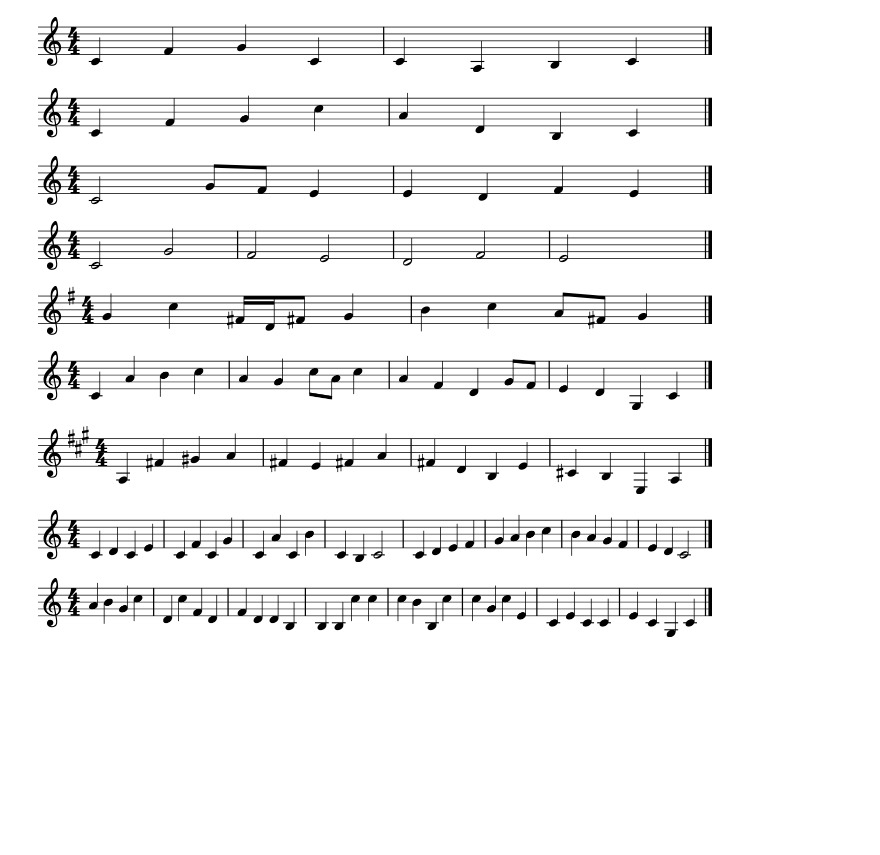
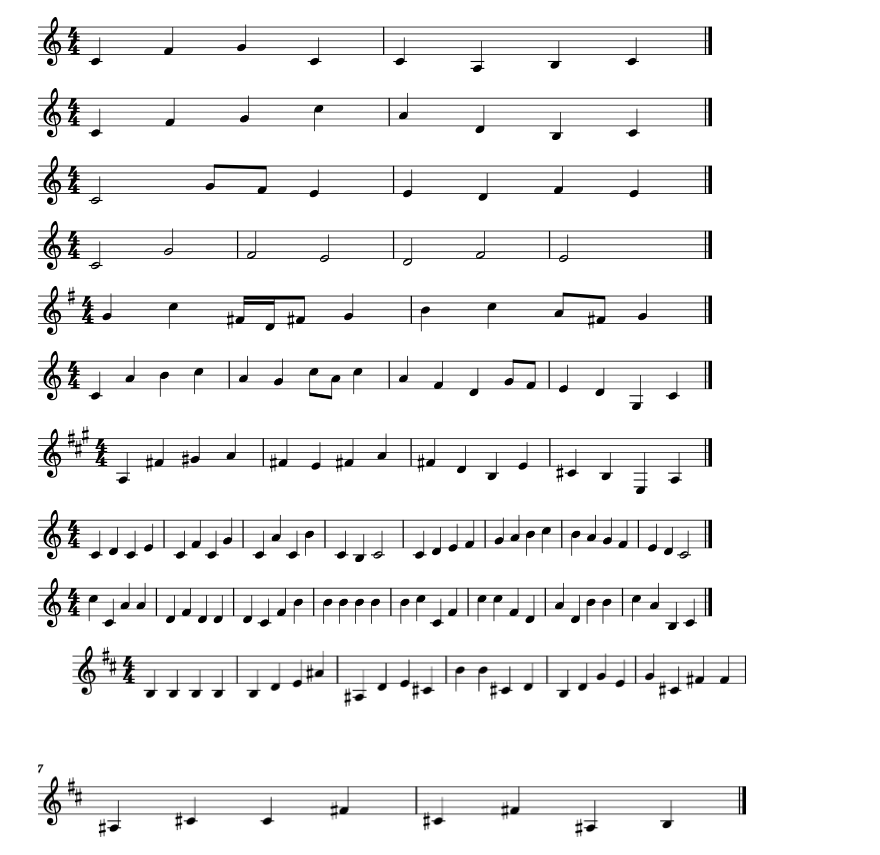
Before and after one commit to matthewcaren/383-Harmonizer, a Jupyter notebook: harmonizer_main.ipynb, the cells around one changed output. Drawn from its saved outputs; the diff is of its cells as text; code cells hidden in the pictures; blank space fills up the shorter version.

Commit message:
more sample melodies

```diff
--- a/harmonizer_main.ipynb
+++ b/harmonizer_main.ipynb
@@ -23,7 +23,7 @@ def harmonize(melody):
 # %%
 import random
 
-#NOTE: 1, 2, 3.5, 6, 7 have only quarter/half/whole notes
+#NOTE: 1, 2, 3_5, 5_5, 6, 7, and 8 have only quarter/half/whole notes
 
 # simple melody - I-IV-V-I works in both measures, though vi is also valid in beat 2 of measure 2
 sample_melody_1 = converter.parse("tinyNotation: 4/4 c f g c c A B c")
@@ -53,34 +53,84 @@ sample_melody_5.show()
 # modified version, with no 8th notes and in A Major
 sample_melody_5_5 = converter.parse("tinyNotation: 4/4 A f# g# a f# e f# a f# d B e c# B E A")
 sample_melody_5_5.append(key.KeySignature(3))
 sample_melody_5_5.show()
 
 # this will be interesting
 sample_melody_6 = converter.parse("tinyNotation: 4/4 c d c e c f c g c a c b c B c2 c4 d e f g a b c' b a g f e d c2")
 sample_melody_6.show()
 
 # randomly generated
 current_func = 0
 melody_7_str = ''
+is_leading_tone = 0 # 0 is "no", 1 is "was previously B", 2 is "was previously b"
 for i in range(30):
     current_func += random.choice([0, 0, 0, 1, 1])
     current_func = current_func%3
     if current_func == 0:
-        melody_7_str += random.choice([" c", " e", " g", " c'"])
+        if is_leading_tone == 1:
+            melody_7_str += " c"
+        elif is_leading_tone == 2:
+            melody_7_str += " c'"
+        else:
+            melody_7_str += random.choice([" c", " e", " g", " c'"])
+        is_leading_tone = 0
     if current_func == 1:
         melody_7_str += random.choice([" d", " f", " a", " c'"])
     if current_func == 2:
-        melody_7_str += random.choice([" B", " d", " g", " b"])
-sample_melody_7 = converter.parse("tinyNotation:"+melody_7_str+" G c")
+        if is_leading_tone == 1:
+            melody_7_str += " B"
+        elif is_leading_tone == 2:
+            melody_7_str += " b"
+        else:
+            melody_7_str += random.choice([" B", " d", " g", " b"])
+            if melody_7_str[-1] == "B":
+                is_leading_tone = 1
+            if melody_7_str[-1] == "b":
+                is_leading_tone = 2
+sample_melody_7 = converter.parse("tinyNotation:"+melody_7_str+" B c")
 sample_melody_7.show()
 #sample_melody_7.show('midi')
+
+# randomly generated 2, in b minor, and with different weights
+current_func = 0
+melody_8_str = ''
+is_leading_tone = 0 # 0 is "no", 1 is "was previously A#", 2 is "was previously a#"
+for i in range(30):
+    current_func += random.choice([0, 0, 0, 1, 1])
+    current_func = current_func%3
+    if current_func == 0:
+        if is_leading_tone == 1:
+            melody_8_str += " B"
+        elif is_leading_tone == 2:
+            melody_8_str += " b"
+        else:
+            melody_8_str += random.choice([" B", " B", " B", " d", " d", " f#", " b"])
+        is_leading_tone = 0
+    if current_func == 1:
+        melody_8_str += random.choice([" c#", " e", " e", " e", " g", " g", " g", " b"])
+    if current_func == 2:
+        if is_leading_tone == 1:
+            melody_8_str += " A#"
+        elif is_leading_tone == 2:
+            melody_8_str += " a#"
+        else:
+            melody_8_str += random.choice([" A#", " c#", " c#", " c#", " f#", " f#", " a#"])
+            if melody_8_str[-2:-1] == "A#":
+                is_leading_tone = 1
+            if melody_8_str[-2:-1] == "a#":
+                is_leading_tone = 2
+sample_melody_8 = converter.parse("tinyNotation:"+melody_8_str+" A# B")
+sample_melody_8.insert(0, key.KeySignature(2))
+sample_melody_8.show()
+#sample_melody_8.show('midi')
 # %% [output]
 [figure]
 [figure]
 [figure]
 [figure]
 [figure]
 [figure]
 [figure]
 [figure]
-[figure, old version]
+[figure, new version]
+[figure, added]
```
